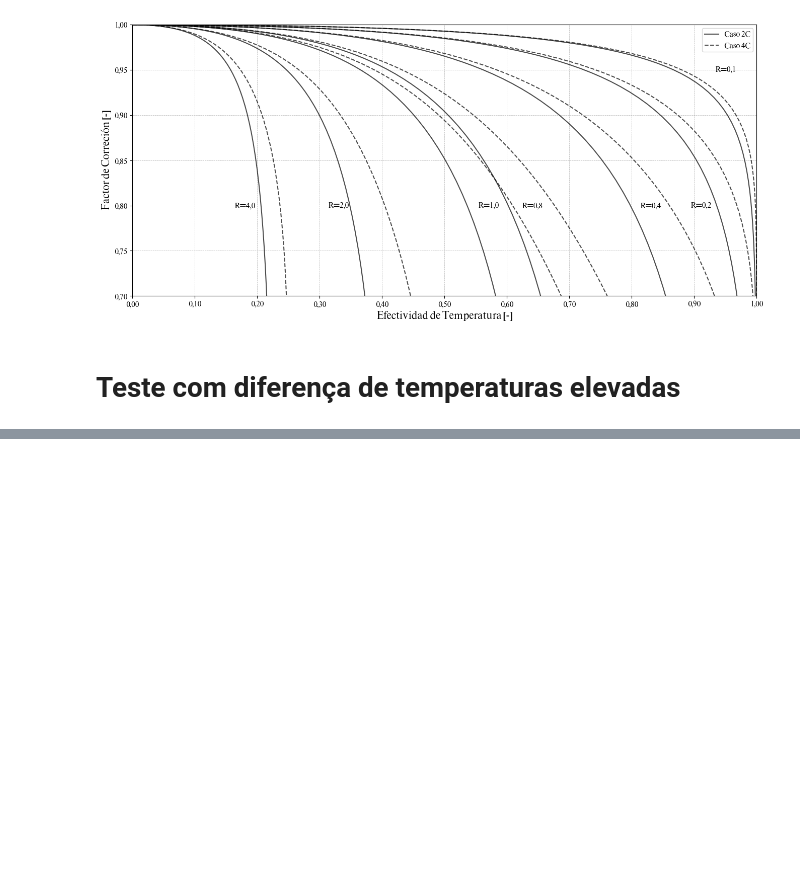
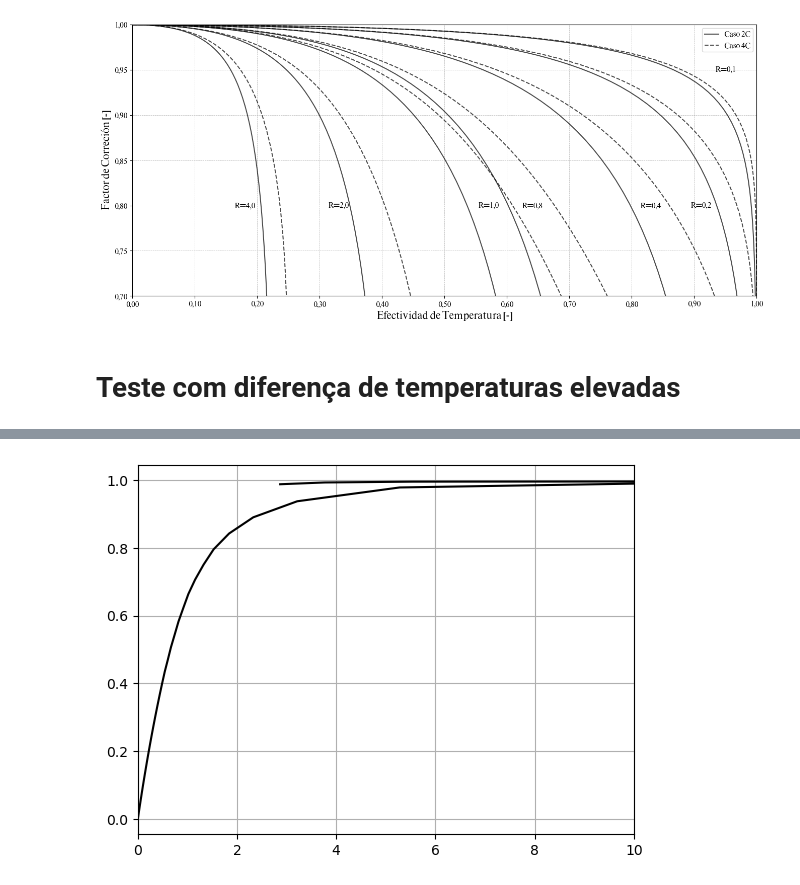
Before and after one commit to Duvan405/TCC, a Jupyter notebook: Graficos_ST/variacion_propiedades.ipynb, the cells around one changed output, grey strips where cells are left out. Saved outputs shown, nothing was run; the diff lists cells and outputs as text; code cells hidden in the pictures; blank space fills up the shorter version.

```diff
--- a/Graficos_ST/variacion_propiedades.ipynb
+++ b/Graficos_ST/variacion_propiedades.ipynb
@@ -94,18 +115,15 @@ plt.show()
 [figure]
 # %%
 def state_fluid(P:float,T:float,fluid:str):
-    fluid = fluid.capitalize()
     fluid_enum = getattr(FluidsList, fluid)
-    estado = Fluid(fluid_enum).with_state(Input.pressure(P), Input.temperature(T))
+    estado = Fluid(fluid_enum).with_state(Input.pressure(P), Input.entropy(T))
     return estado
 reynolds = lambda m, D, mhu: 4 * m / (np.pi * mhu * D)
-nusselt =  lambda f, Re_b, Pr_b, mu_b, mu_w, n: ((f / 8) * Re_b * Pr_b) / (1.07 + 12.7 * np.sqrt(f / 8) * (Pr_b**(2/3) - 1)) * (mu_b / mu_w)**n
+nusselt =  lambda f, Re_b, Pr_b, mu_b, mu_w, n: (((f / 8) * Re_b * Pr_b) / (1.07 + 12.7 * np.sqrt(f / 8) * (Pr_b**(2/3) - 1))) * (mu_b / mu_w)**n
 fric = lambda Re : (1.82*np.log10(Re)-1.64)**(-2)
-
 Nusselt_ext = lambda Re, Pr: (0.3 + (0.62 * Re**0.5 * Pr**(1/3)) /
                         (1 + (0.4 / Pr)**(2/3))**(1/4) *
-                        (1 + (Re / 282_000)**(5/8))**(4/5)) / \
-                       (1 + (Re / 1e5)**0.5)
+                        (1 + (Re / 282000)**(5/8))**(4/5)) / (1 + (Re / 1e5)**0.5)
 # %% [markdown]
 # Teste com diferença de temperaturas elevadas
 # %%
@@ -170,0 +287,68 @@ print(Tw_i,h_int, h_ext)
+# %%
+P = 101325
+l  = 1
+n = 0.25
+Ne = 100
+x  = l/(Ne-1)
+Th_int = 90
+Tc_int = 20
+fluid_int = 'water'
+fluid_ext = 'air'
+D_int  = 0.025
+D_out  = 0.033
+k      = 80
+m_int  = 10000
+Th = np.zeros(Ne)
+Q = np.zeros(Ne)
+Th = np.zeros(Ne+1)
+Th[0] = Th_int
+Tc = np.full(Ne+1,Tc_int)
+m = np.geomspace(0.001,10,50)
+NTU = np.zeros(len(m))
+e = np.zeros(len(m))
+C = 0.33
+for j,m_ar in enumerate(m):
+    Cmax = m_ar*state_fluid(P,Tc_int,fluid_ext).specific_heat
+    Cmin = C*Cmax
+    m_int = Cmin/state_fluid(P,Th_int,fluid_int).specific_heat
+    #! Calculo do coeficiente de convecção interno
+    for i in range(0,Ne):
+        prop_int,prop_ext = dic_properts(Th[i],fluid_int,Tc[i],fluid_ext)
+        T_prueba = np.linspace(Tc_int,Th_int,25)
+        for T_w in T_prueba:
+            Re = reynolds(m_int,D_int,prop_int['mhu'])
+            f_int  = fric(Re)
+            mhu_w = state_fluid(P,T_w,fluid_int).dynamic_viscosity
+            Nu = nusselt(f_int, Re, prop_int['pr'], prop_int['mhu'], mhu_w , n)
+            h_int = Nu*prop_int['k']/D_int
+
+
+            #! Calculo do coeficiente de convecção externo
+
+            Re_ext = U_ar*D_out/prop_ext['v']
+            Nu_ext = Nusselt_ext(Re_ext,prop_ext['pr'])
+            h_ext = Nu_ext*prop_ext['k']/D_out
+
+
+            #! Resistencias termicas
+
+            R_cond = np.log(D_out/D_int)/(2*np.pi*x*k)
+            R_h_int = 1/ (h_int*np.pi*D_int*x)
+            R_h_ext = 1/ (h_ext*np.pi*D_out*x)
+            R_total = R_cond+R_h_ext+R_h_int
+            q = (Th[i]-Tc[i])/(R_total)
+            Tw = -q*R_h_int + Th[i]
+            if (Tw - T_w)<0.1:
+                Th[i+1] = Th[i]-q/(prop_int['cp']*m_int)
+                Q[i] = q
+                break
+
+
+    NTU[j] = 1/(R_total*(Cmin/100))
+    e[j] = sum(Q)/(Cmin*(Th_int-Tc_int))
+plt.plot(NTU,e,color = 'black')
+plt.grid()
+plt.xlim(0,10)
+plt.show()
+# %% [output]
+[figure, added]
```
Also changed, not shown: parts of 3 cells of this notebook.
